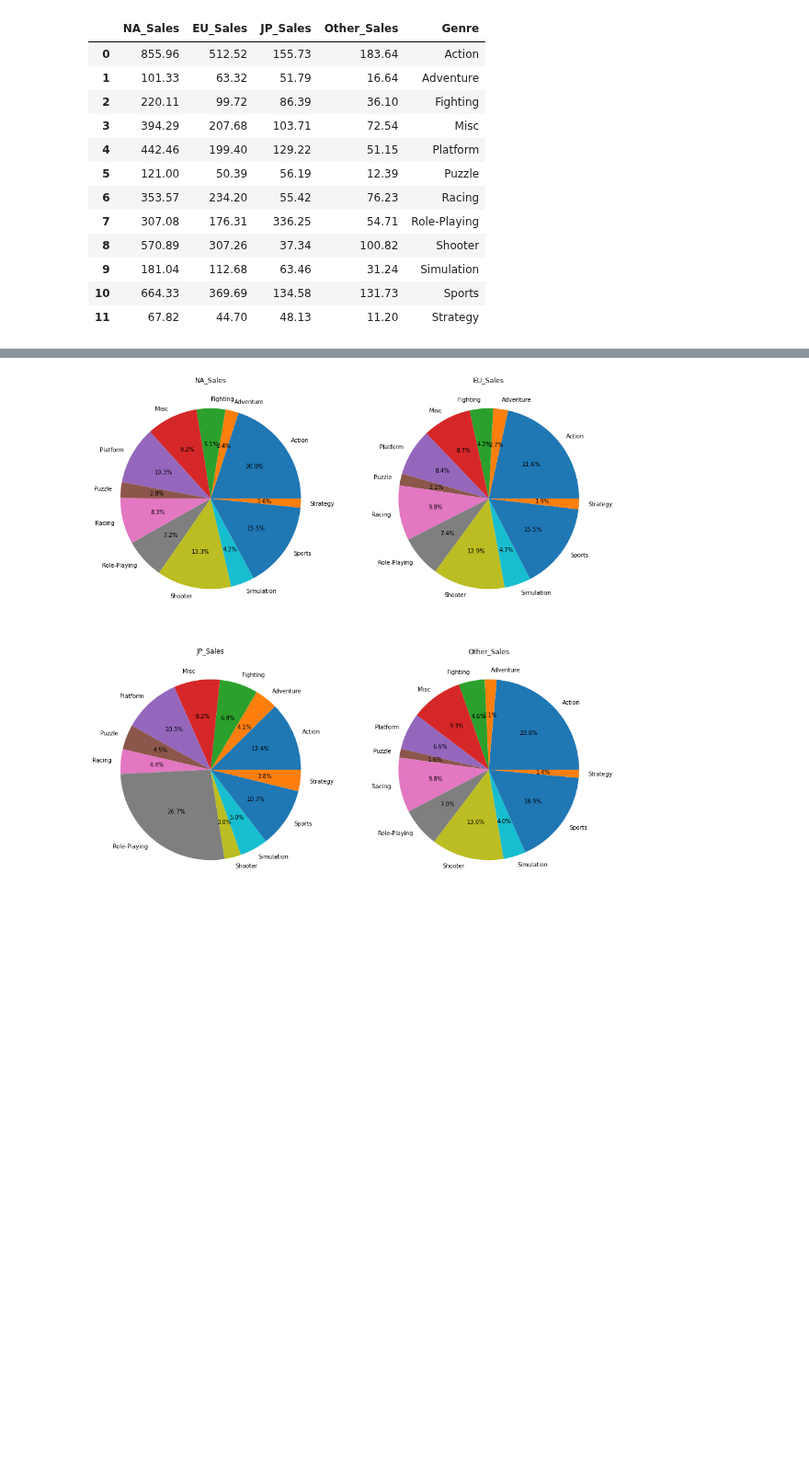
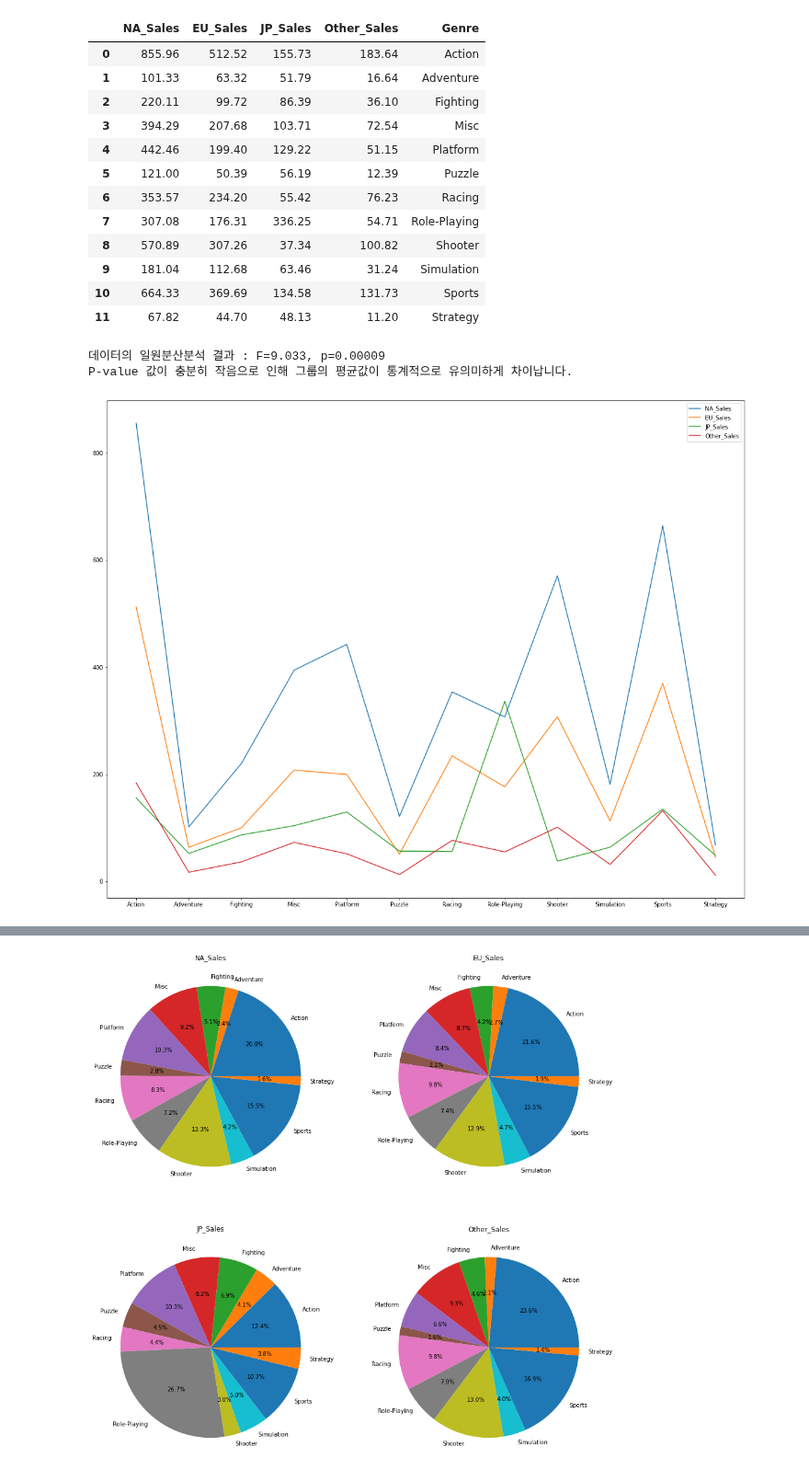
Before and after one commit to ohyunju/projects, a Jupyter notebook: project1/Project1.ipynb, the cells around one changed output, grey strips where cells are left out. Shown at 92% size. Drawn from its saved outputs; the diff is of its cells as text; code cells hidden in the pictures; blank space fills up the shorter version.

```diff
--- a/project1/Project1.ipynb
+++ b/project1/Project1.ipynb
@@ -268,3 +268,27 @@ obs_region
 | 9 | 181.04 | 112.68 | 63.46 | 31.24 | Simulation |
 | 10 | 664.33 | 369.69 | 134.58 | 131.73 | Sports |
 | 11 | 67.82 | 44.70 | 48.13 | 11.20 | Strategy |
+# %%
+#ANOVA
+import scipy.stats as stats
+
+F_statistic, pVal = stats.f_oneway(obs_region['NA_Sales'], obs_region['EU_Sales'], obs_region['JP_Sales'], obs_region['Other_Sales'])
+print('데이터의 일원분산분석 결과 : F={0:.3f}, p={1:.5f}'.format(F_statistic, pVal))
+if pVal < 0.05:
+    print('P-value 값이 충분히 작음으로 인해 그룹의 평균값이 통계적으로 유의미하게 차이납니다.')
+# %% [output]
+데이터의 일원분산분석 결과 : F=9.033, p=0.00009
+P-value 값이 충분히 작음으로 인해 그룹의 평균값이 통계적으로 유의미하게 차이납니다.
+# %%
+#선 시각화
+import matplotlib.pyplot as plt
+
+plt.figure(figsize=(20, 16))
+plt.plot(obs_region['Genre'],obs_region['NA_Sales'])
+plt.plot(obs_region['Genre'],obs_region['EU_Sales'])
+plt.plot(obs_region['Genre'],obs_region['JP_Sales'])
+plt.plot(obs_region['Genre'],obs_region['Other_Sales'])
+plt.legend(Sales)
+plt.show()
+# %% [output]
+[figure, added]
```
Also changed, not shown: parts of 2 cells of this notebook.
